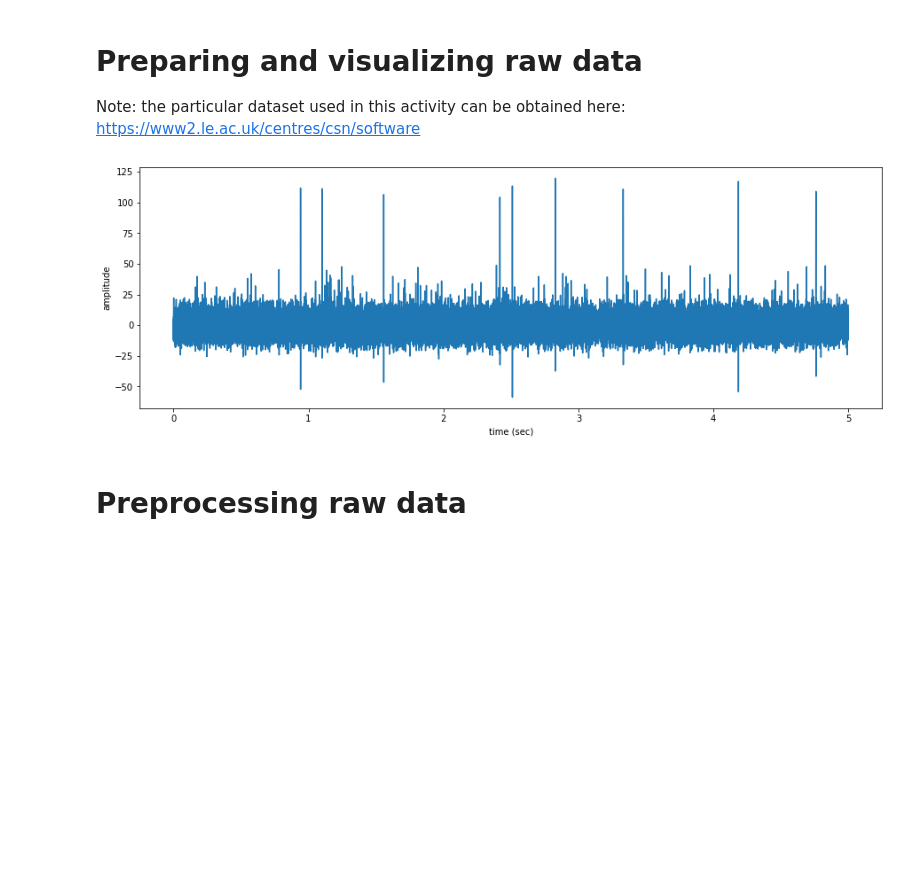
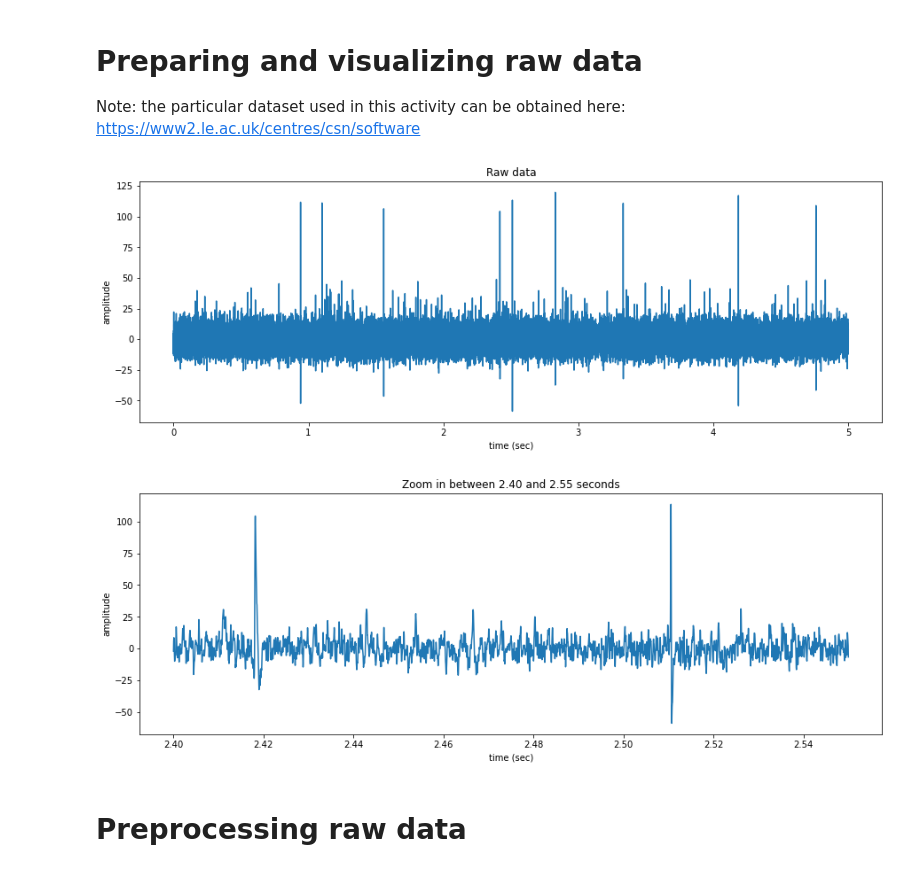
Before and after one commit to bfernandes1998/SpikeSort, a Jupyter notebook: SpikeSortActivity.ipynb, the cells around one changed output. Saved outputs shown, nothing was run; the diff lists cells and outputs as text; code cells hidden in the pictures; blank space fills up the shorter version.

```diff
--- a/SpikeSortActivity.ipynb
+++ b/SpikeSortActivity.ipynb
@@ -9,34 +9,45 @@ Note: the particular dataset used in this activity can be obtained here: https:/
 # %%
 # load signal from file
 file_in = loadmat("simulation_1.mat")
 
 # uncomment this line for visibility
 # print([key for key in file_in])
 
 samplingInterval = file_in['samplingInterval'].item()/1000 # note: units in ms
 startData = file_in['startData']
 chan = file_in['chan']
 data = file_in['data'].flatten()
 spike_times = file_in['spike_times']
 spike_class = file_in['spike_class']
 
 # determine length of recording in seconds
 rec_duration = data.shape[0]*samplingInterval
 
 # length of sampled signal in seconds
 samp_duration = 5
 t = np.linspace(0,rec_duration,data.shape[0])
 f_s = int(1/samplingInterval)
 
 # display raw signal
 fig = plt.figure(figsize=(15, 5))
 ax = fig.add_subplot()
 ax.plot(t[0:samp_duration*f_s], data[0:samp_duration*f_s])
+ax.set_title('Raw data')
 ax.set_xlabel('time (sec)')
 ax.set_ylabel('amplitude')
 plt.show()
+
+# Zoom in for clarity
+fig = plt.figure(figsize=(15, 5))
+ax = fig.add_subplot()
+ax.plot(t[round(2.4*f_s):round(2.55*f_s)], data[round(2.4*f_s):round(2.55*f_s)])
+ax.set_title('Zoom in between 2.40 and 2.55 seconds')
+ax.set_xlabel('time (sec)')
+ax.set_ylabel('amplitude')
+plt.show()
 # %% [output]
-[figure, old version]
+[figure, new version]
+[figure, added]
 # %% [markdown]
 # Preprocessing raw data
 # %%
```
Also changed, not shown: parts of 3 cells of this notebook.
